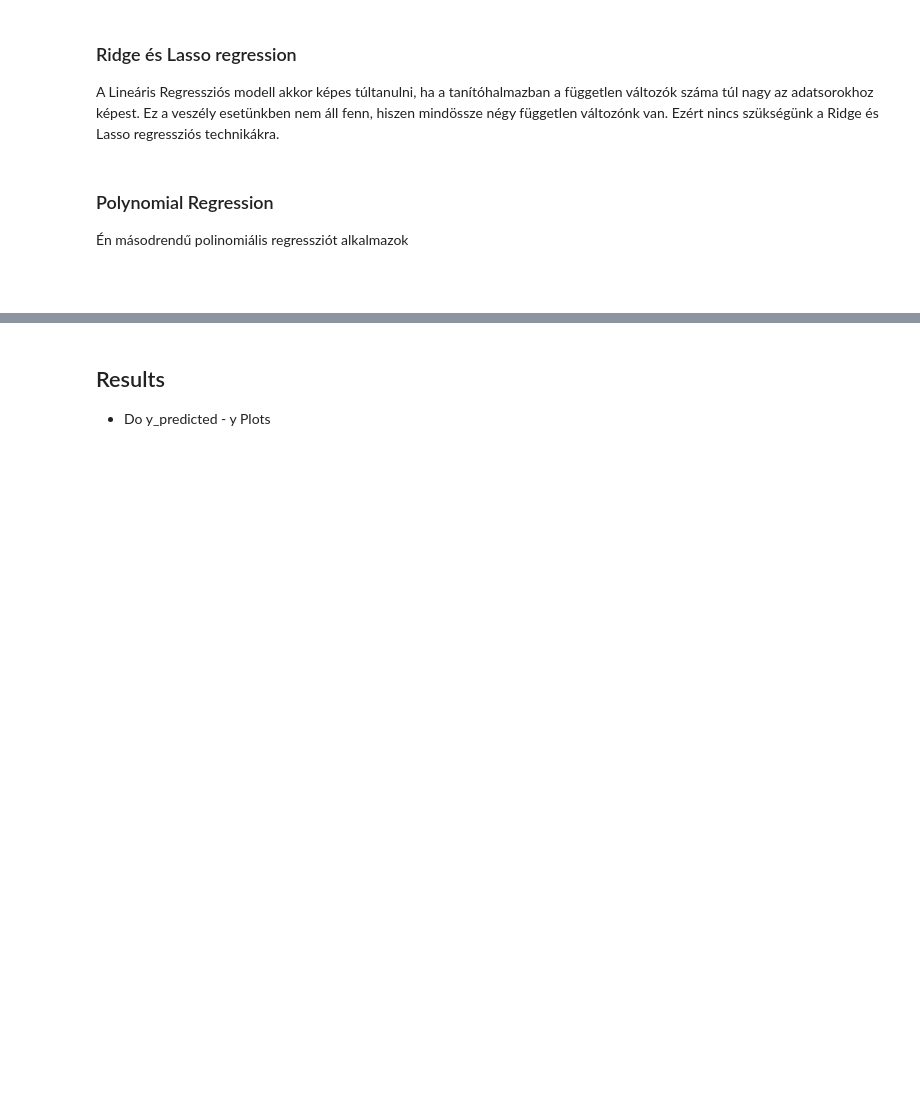
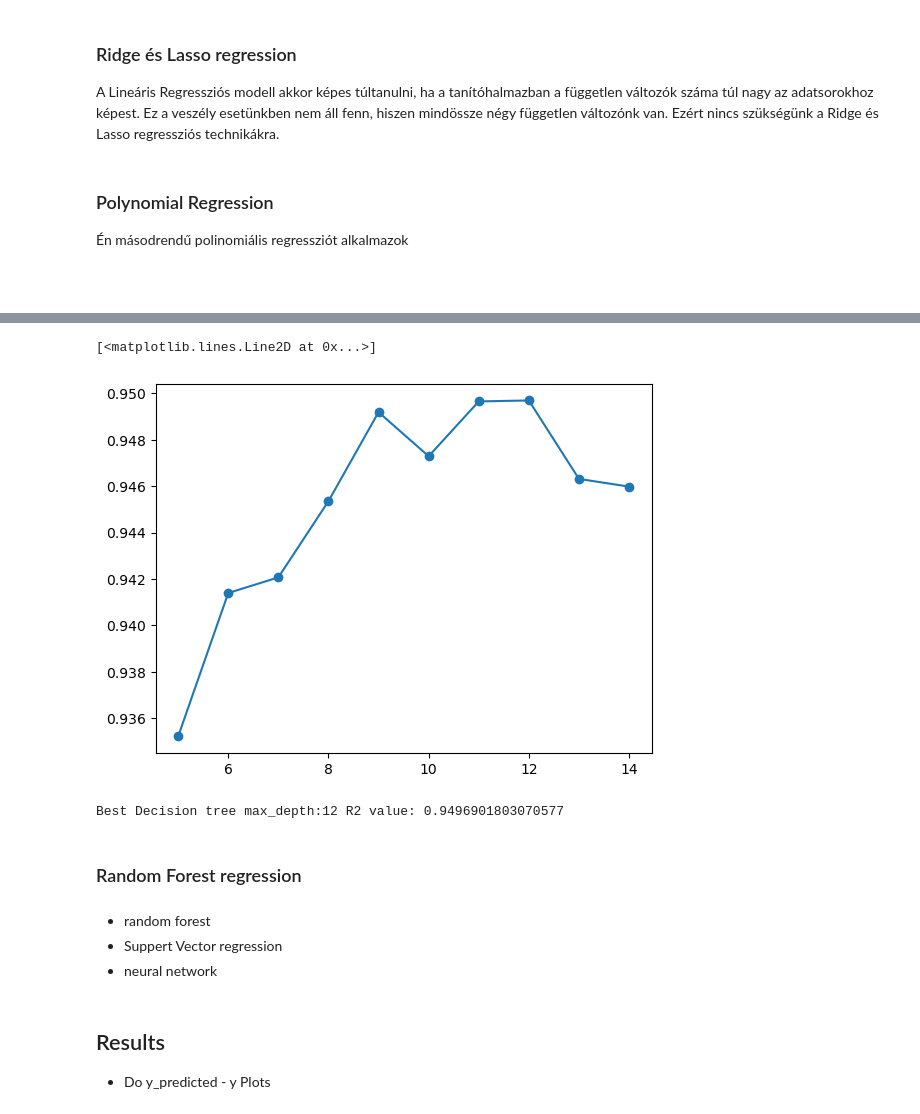
Before and after one commit to valkimarton/pannon-mi-beadando1, a Jupyter notebook: beadando1.ipynb, the cells around one changed output, grey strips where cells are left out. Saved outputs shown, nothing was run; the diff lists cells and outputs as text; code cells hidden in the pictures; blank space fills up the shorter version.

```diff
--- a/beadando1.ipynb
+++ b/beadando1.ipynb
@@ -494,3 +557,82 @@ df_results = pd.concat([df_results, df_results_polinomial_regression], ignore_in
+# %%
+# function of Decision Tree regression for all input sets
+from sklearn.tree import DecisionTreeRegressor
+
+def decision_tree_regression(input_set: dict, max_depth: int):
+    df_train_dt = input_set['train']
+    df_test_dt = input_set['test']
+
+    dt = DecisionTreeRegressor(max_depth=max_depth)
+    dt.fit(df_train_dt, df_train_y)
+
+    df_train_y_dt_pred = dt.predict(df_train_dt)
+    df_test_y_dt_pred = dt.predict(df_test_dt)
+
+    dt_result = {
+        'model': f'Decision Tree Regression (max_depth={max_depth})',
+        'input': input_set['name'],
+        'R2_train': r2_score(df_train_y, df_train_y_dt_pred),
+        'R2_test': r2_score(df_test_y, df_test_y_dt_pred),
+        'RMSE_train': math.sqrt(mean_squared_error(df_train_y, df_train_y_dt_pred)),
+        'RMSE_test': math.sqrt(mean_squared_error(df_test_y, df_test_y_dt_pred)),
+        'MAE_train': mean_absolute_error(df_train_y, df_train_y_dt_pred),
+        'MAE_test': mean_absolute_error(df_test_y, df_test_y_dt_pred)
+    }
+
+    return pd.DataFrame([dt_result])
+
+# function for Decision Tree regression for all input sets
+def decision_tree_regression_all(input_sets: list, max_depth: int):
+    df_results_dt = pd.DataFrame(columns=['model', 'input', 'R2_train', 'R2_test', 'RMSE_train', 'RMSE_test', 'MAE_train', 'MAE_test'])
+
+    for input_set in input_sets:
+        dt_res = decision_tree_regression(input_set, max_depth)
+        df_results_dt = pd.concat([df_results_dt, dt_res], ignore_index=True)
+
+    return df_results_dt
+
+# for max_depth in range(1, 11) do Decision Tree regression for all input sets
+dt_results_map_r2 = {}
+dt_results_map = {}
+for max_depth in range(5, 15):
+    dt_res = decision_tree_regression_all(input_sets, max_depth)
+    best_dt_res = get_max_r2(dt_res)
+    dt_results_map[max_depth] = best_dt_res
+    best_r2 = best_dt_res['R2_test']
+    dt_results_map_r2[max_depth] = best_r2
+
+# plot the best R2 score for each max_depth
+plt.plot(dt_results_map_r2.keys(), dt_results_map_r2.values(), marker='o')
+# %% [output]
+[<matplotlib.lines.Line2D at 0x...>]
+[figure, added]
+# %%
+
+def get_result_at_depth(depth: int) -> float:
+    return dt_results_map_r2[depth].values[0]
+
+# key of max R2 value from the dictionary
+dt_best_max_depth = 0
+dt_best_max_depth_value = 0
+for depth in range(5, 15, 1):
+    if get_result_at_depth(depth) > dt_best_max_depth_value:
+        dt_best_max_depth = depth
+        dt_best_max_depth_value = get_result_at_depth(depth)
+
+print('Best Decision tree max_depth:' + str(dt_best_max_depth) + " R2 value: " + str(dt_best_max_depth_value))
+
+# calculate Decesion Tree regression for best max depth
+df_results_dt_best = decision_tree_regression_all(input_sets, dt_best_max_depth)
+
+df_results = pd.concat([df_results, df_results_dt_best], ignore_index=True)
+# %% [output]
+Best Decision tree max_depth:12 R2 value: 0.9496901803070577
+# %% [markdown]
+### Random Forest regression
+# %% [markdown]
+ - random forest
+ - Suppert Vector regression
+ - neural network
 # %% [markdown]
 ## Results
 
```
Also changed, not shown: parts of 6 cells of this notebook.
